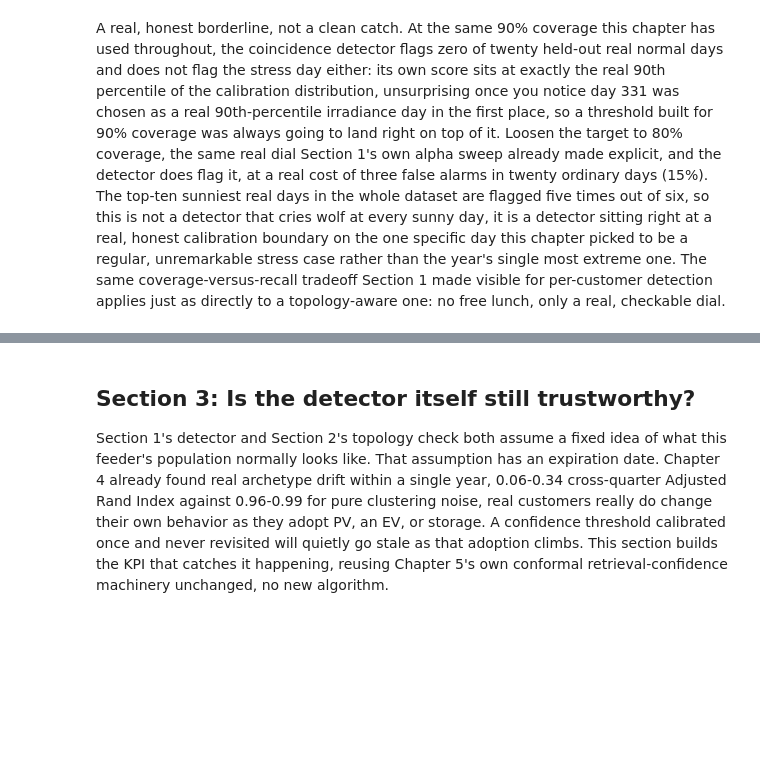
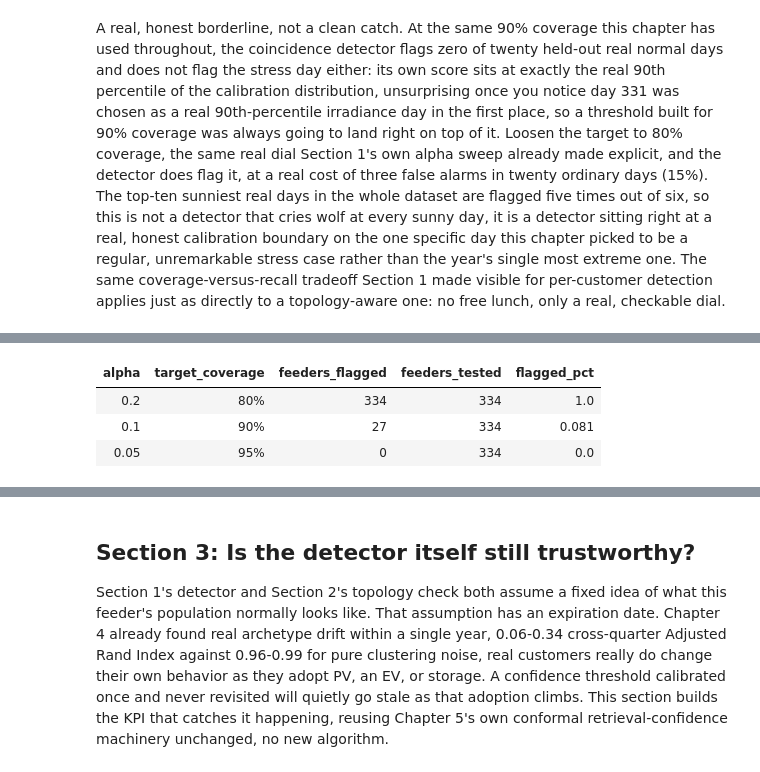
Before and after one commit to sambaiga/ml-energy-disaggregation, a Jupyter notebook: book/04-grid-edge/06-anomaly-detection-code.ipynb, the cells around one changed output, grey strips where cells are left out. Cells and saved outputs as stored; diff of their text form; code cells hidden in the pictures; blank space fills up the shorter version.

```diff
--- a/book/04-grid-edge/06-anomaly-detection-code.ipynb
+++ b/book/04-grid-edge/06-anomaly-detection-code.ipynb
@@ -849,0 +997,48 @@ A real, honest borderline, not a clean catch. At the same 90% coverage this chap
+# %%
+# the same real customer assignment as the OpenDSS cell above: same seed,
+# same iteration order over uk_loads
+uk_customer_rng = np.random.default_rng(42)
+load_customer_idx = {load.name.lower(): int(uk_customer_rng.integers(0, n_customers)) for load in uk_loads}
+
+feeder_loads = {}
+for load in uk_loads:
+    feeder = load_to_feeder.get(load.name.lower())
+    if feeder is not None:
+        feeder_loads.setdefault(feeder, []).append(load.name.lower())
+
+
+def feeder_coincidence_score(customer_indices, day_idx):
+    return -np.array([net_load(c, day_idx) for c in customer_indices]).sum(axis=0).min()
+
+
+uk_flagged_counts = {}
+for alpha in [0.2, 0.1, 0.05]:
+    flagged, tested = 0, 0
+    for load_names in feeder_loads.values():
+        customer_indices = [load_customer_idx[name] for name in load_names]
+        if len(customer_indices) < 2:
+            continue
+        tested += 1
+        cal_scores = np.array([feeder_coincidence_score(customer_indices, d) for d in pv_calibration_days])
+        threshold = calibrate_anomaly_threshold(cal_scores, alpha=alpha)
+        stress_score = feeder_coincidence_score(customer_indices, STRESS_DAY)
+        flagged += int(is_anomalous(np.array([stress_score]), threshold)[0])
+    uk_flagged_counts[alpha] = (flagged, tested)
+
+uk_coincidence_rows = [
+    {
+        "alpha": alpha,
+        "target_coverage": f"{(1 - alpha):.0%}",
+        "feeders_flagged": f,
+        "feeders_tested": t,
+        "flagged_pct": f / t,
+    }
+    for alpha, (f, t) in uk_flagged_counts.items()
+]
+uk_coincidence_df = pd.DataFrame(uk_coincidence_rows)
+themed_gt(uk_coincidence_df.round(3))
+# %% [output]
+| alpha | target_coverage | feeders_flagged | feeders_tested | flagged_pct |
+| 0.2 | 80% | 334 | 334 | 1.0 |
+| 0.1 | 90% | 27 | 334 | 0.081 |
+| 0.05 | 95% | 0 | 334 | 0.0 |
```
Also changed, not shown: parts of 14 cells of this notebook.
